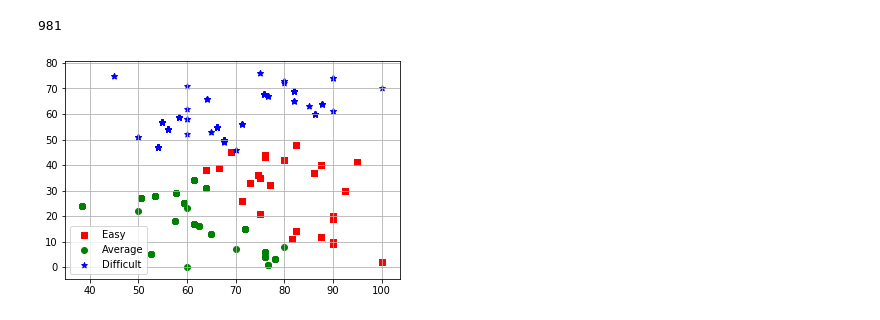
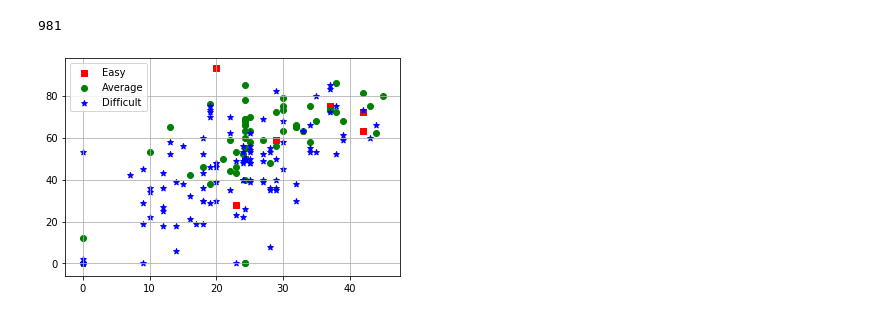
Before and after one commit to Sudha8374/courseprediction-classification-, a Jupyter notebook: final1pro.ipynb, the cells around one changed output. Saved outputs shown, nothing was run; the diff lists cells and outputs as text; code cells hidden in the pictures.

```diff
--- a/final1pro.ipynb
+++ b/final1pro.ipynb
@@ -285,0 +292,10 @@ accuracy_score(y1_pred,y_test)
+# %%
+from sklearn.model_selection import GridSearchCV
+param_grid = {'C': [0.1, 1, 10, 100, 1000],
+              'gamma': [1, 0.1, 0.01, 0.001, 0.0001],
+              'kernel': ['rbf']}
+
+grid = GridSearchCV(SVC(), param_grid, refit = True, verbose = 3)
+
+# fitting the model for grid search
+grid.fit(x_train, y_train)
@@ -311,12 +420,13 @@ len(np.array(X)[:,3])
 # %% [output]
 981
 # %%
-pp=np.array(X)
-plt.scatter(pp[y_km==0,4],pp[y_km==0,3],c='red',marker='s',label='Easy')
-plt.scatter(pp[y_km==1,4],pp[y_km==1,3],c='green',marker='o',label='Average')
-plt.scatter(pp[y_km==2,4],pp[y_km==2,3],c='blue',marker='*',label='Difficult')
+import matplotlib.pyplot as plt
+pp=np.array(x_test)
+plt.scatter(pp[y3_pred==0,0],pp[y3_pred==0,1],c='red',marker='s',label='Easy')
+plt.scatter(pp[y3_pred==1,0],pp[y3_pred==1,1],c='green',marker='o',label='Average')
+plt.scatter(pp[y3_pred==2,0],pp[y3_pred==2,1],c='blue',marker='*',label='Difficult')
 plt.legend()
 plt.grid()
 plt.show()
 # %% [output]
-[figure, old version]
+[figure, new version]
```
Also changed, not shown: parts of 52 cells of this notebook.
